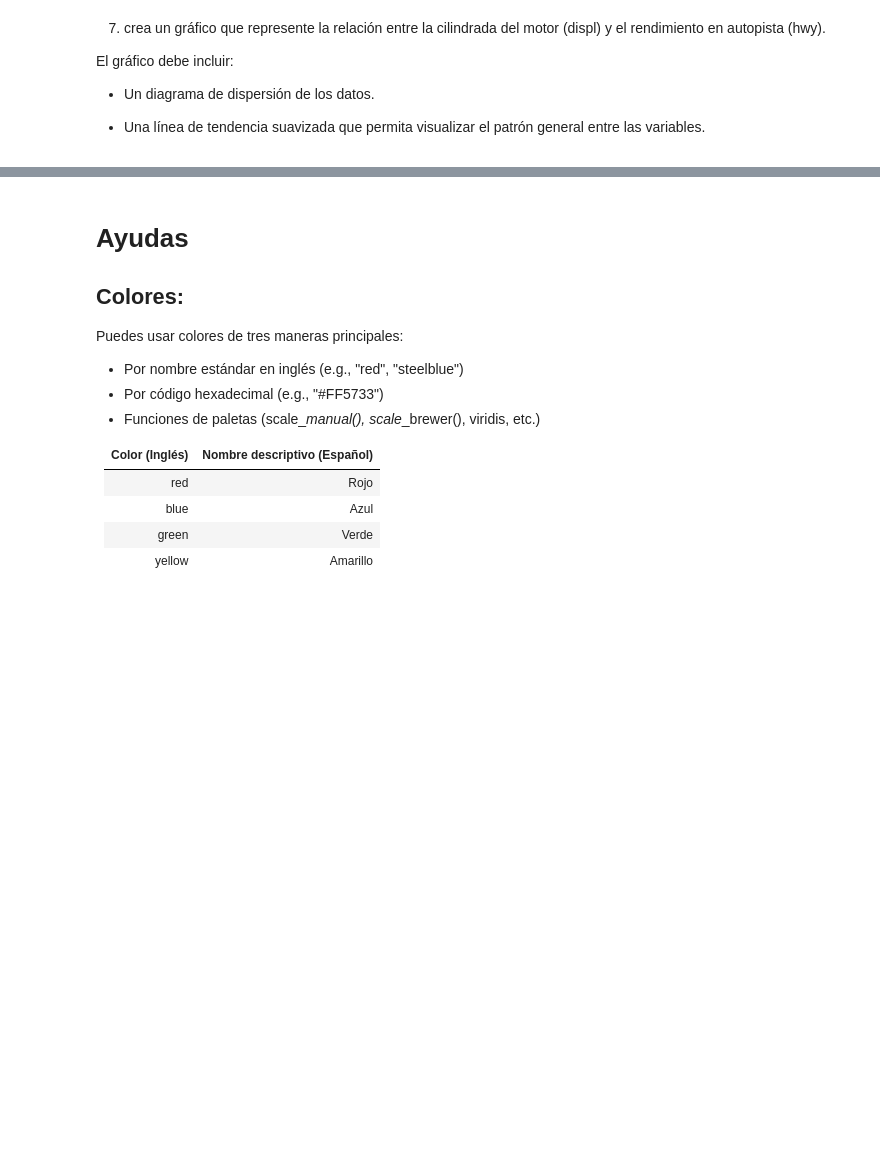
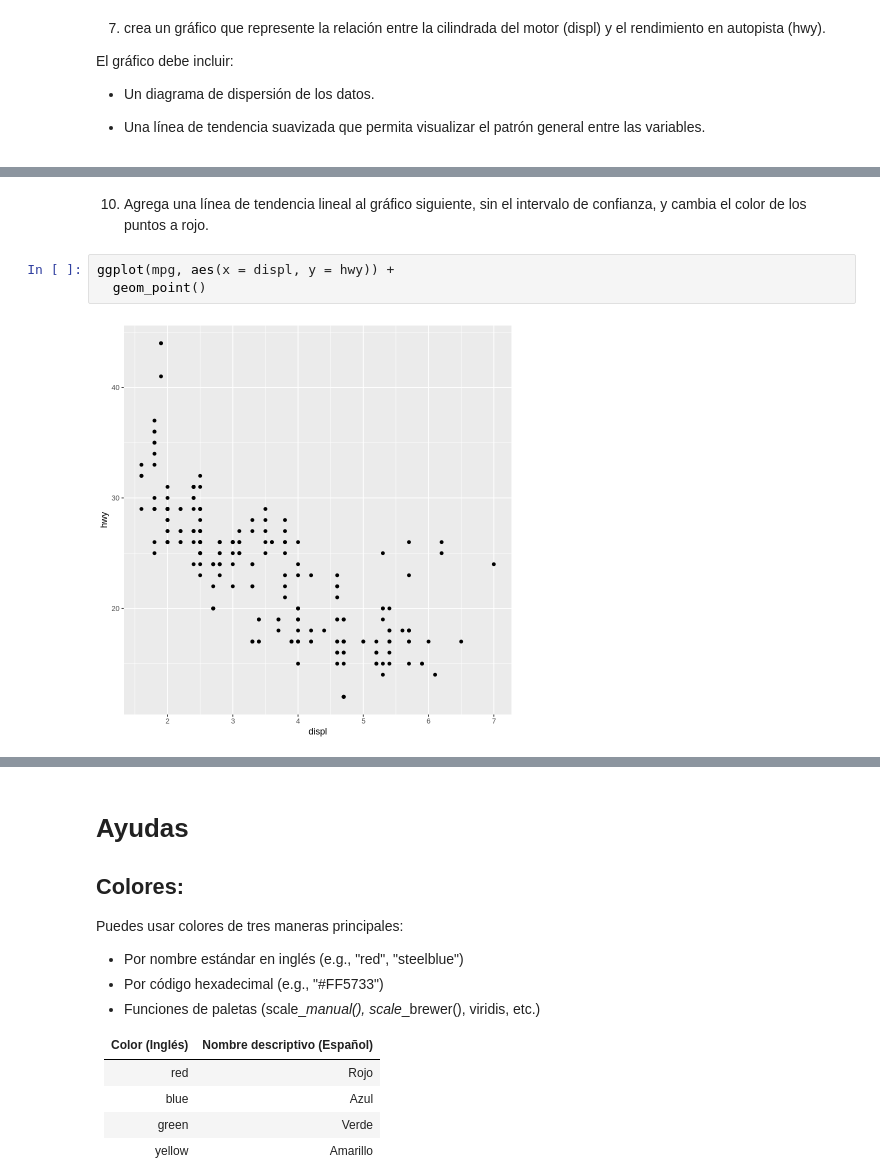
Before and after one commit to ednavivianasegura/ERAP_Curso_R, a Jupyter notebook: ERAP_R_Course_moduloIII.ipynb, the cells around one changed output, grey strips where cells are left out. Saved outputs shown, nothing was run; the diff lists cells and outputs as text; blank space fills up the shorter version.

```diff
--- a/ERAP_R_Course_moduloIII.ipynb
+++ b/ERAP_R_Course_moduloIII.ipynb
@@ -674,0 +687,7 @@ El gráfico debe incluir:
+# %% [markdown]
+10. Agrega una línea de tendencia lineal al gráfico siguiente, sin el intervalo de confianza, y cambia el color de los puntos a rojo.
+# %%
+ggplot(mpg, aes(x = displ, y = hwy)) +
+  geom_point()
+# %% [output]
+[figure, added]
```
Also changed, not shown: parts of 8 cells of this notebook.
